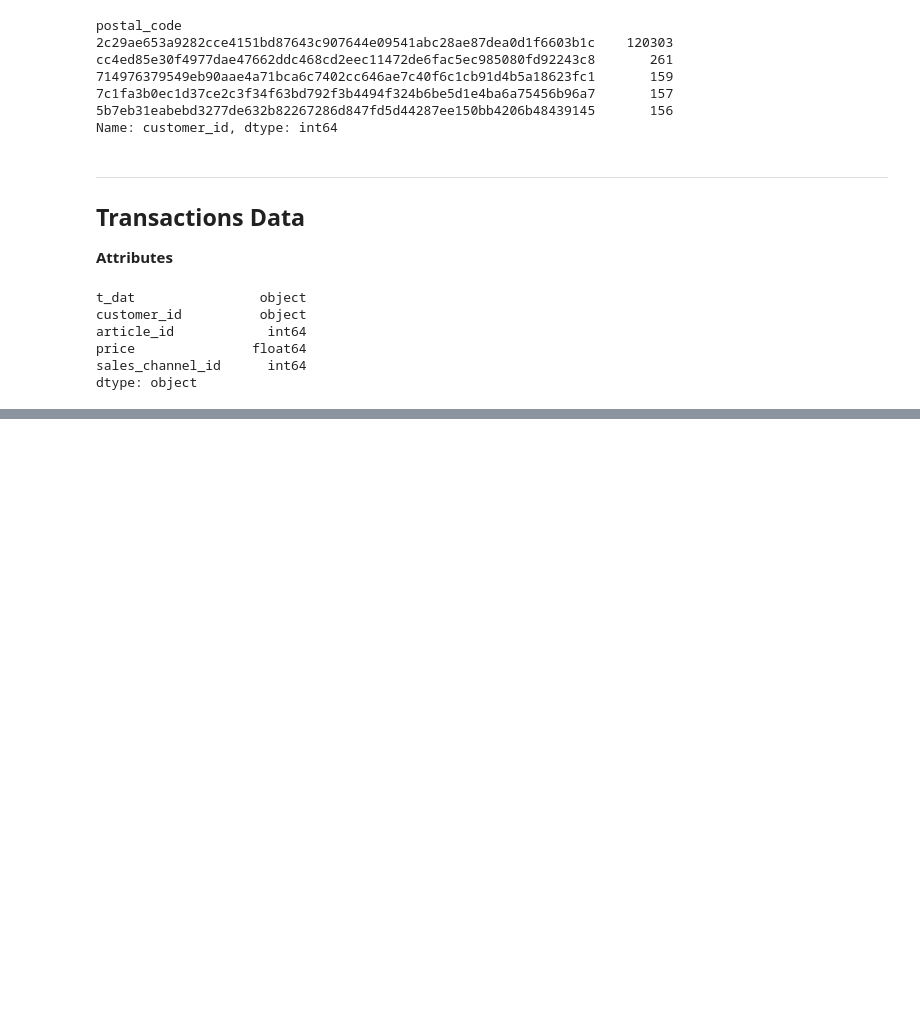
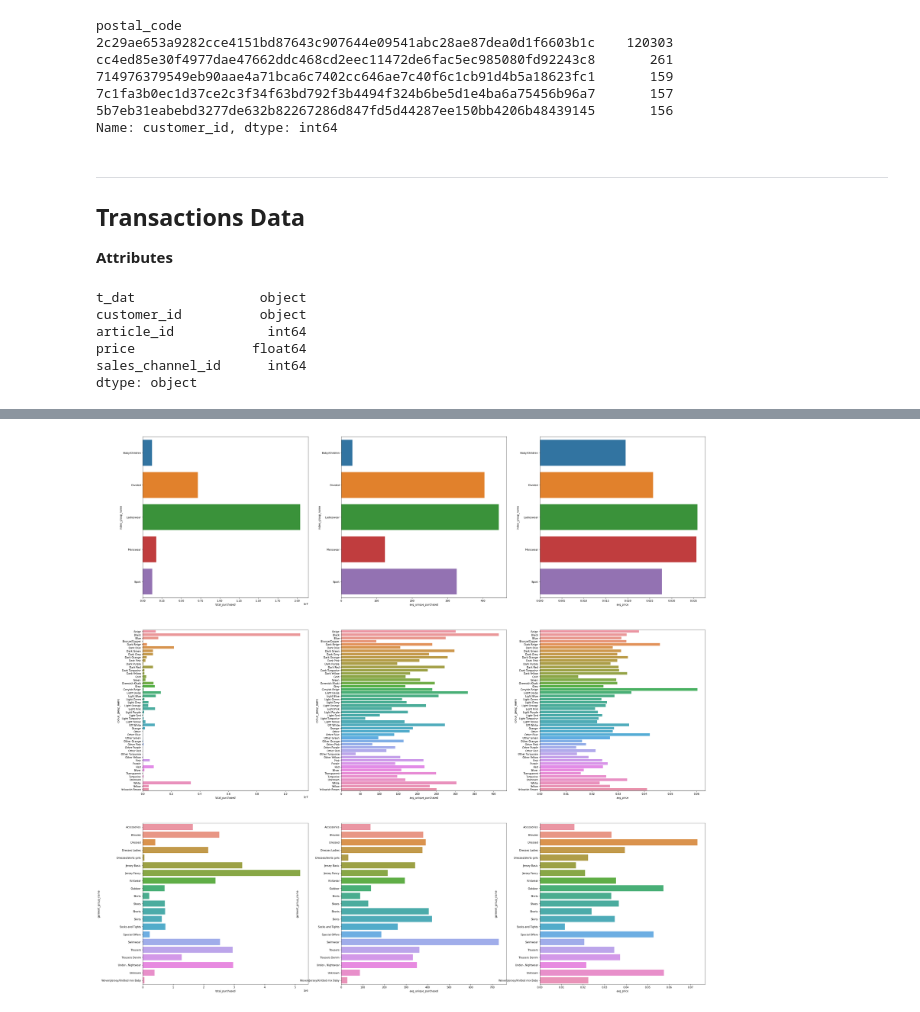
Before and after one commit to bswaika/kaggle_hm_recommender_competition, a Jupyter notebook: kaggle_hm_eda.ipynb, the cells around one changed output, grey strips where cells are left out. Saved outputs shown, nothing was run; the diff lists cells and outputs as text; code cells hidden in the pictures; blank space fills up the shorter version.

```diff
--- a/kaggle_hm_eda.ipynb
+++ b/kaggle_hm_eda.ipynb
@@ -386,0 +450,4 @@ dtype: object
+# %%
+articles_index_groups = articles[['article_id', 'index_group_name']]
+articles_colour_groups = articles[['article_id', 'colour_group_name']]
+articles_garment_groups = articles[['article_id', 'garment_group_name']]
@@ -386,0 +464,18 @@ dtype: object
+# %%
+merged_df_idx = freq_sorted_items.merge(articles_index_groups, on='article_id', how='inner')
+merged_df_col = freq_sorted_items.merge(articles_colour_groups, on='article_id', how='inner')
+merged_df_gmt = freq_sorted_items.merge(articles_garment_groups, on='article_id', how='inner')
+# %%
+grouper = lambda df, col: df.groupby(col)[['total_purchased', 'unique_purchased', 'avg_price']].agg(total_purchased=('total_purchased', 'sum'), avg_unique_purchased=('unique_purchased', 'mean'), avg_price=('avg_price', 'mean'))
+# %%
+merged_df_idx = grouper(merged_df_idx, 'index_group_name')
+merged_df_col = grouper(merged_df_col, 'colour_group_name')
+merged_df_gmt = grouper(merged_df_gmt, 'garment_group_name')
+# %%
+fig, ax = plt.subplots(3, 3, figsize=(40, 40))
+for i, (row, df) in enumerate([('index', merged_df_idx), ('colour', merged_df_col), ('garment', merged_df_gmt)]):
+  for j, col in enumerate(['total_purchased', 'avg_unique_purchased', 'avg_price']):
+    sns.barplot(data=df.reset_index(), y=f'{row}_group_name', x=col, ax=ax[i][j])
+plt.show()
+# %% [output]
+[figure, added]
```
Also changed, not shown: parts of 15 cells of this notebook.
